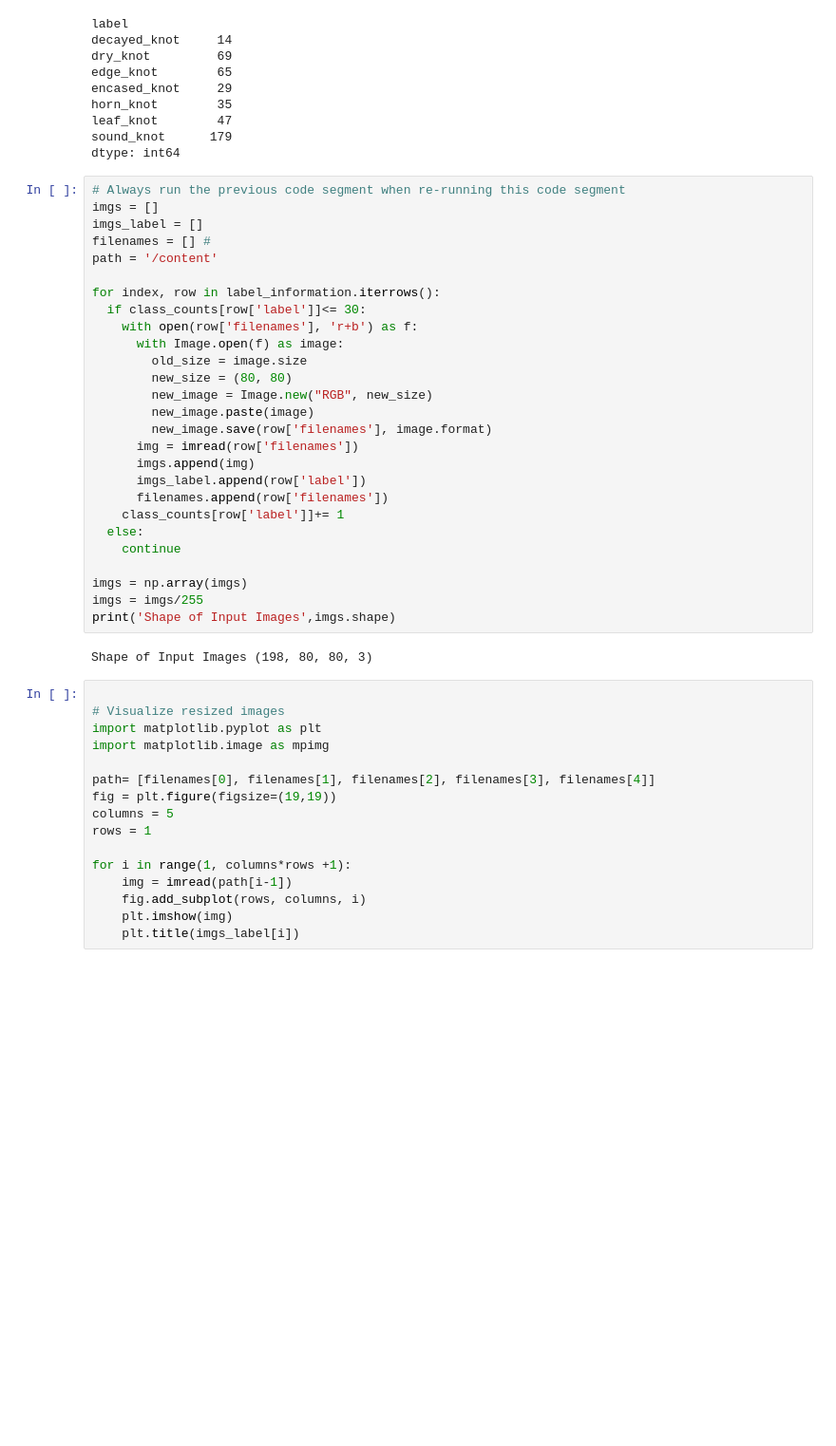
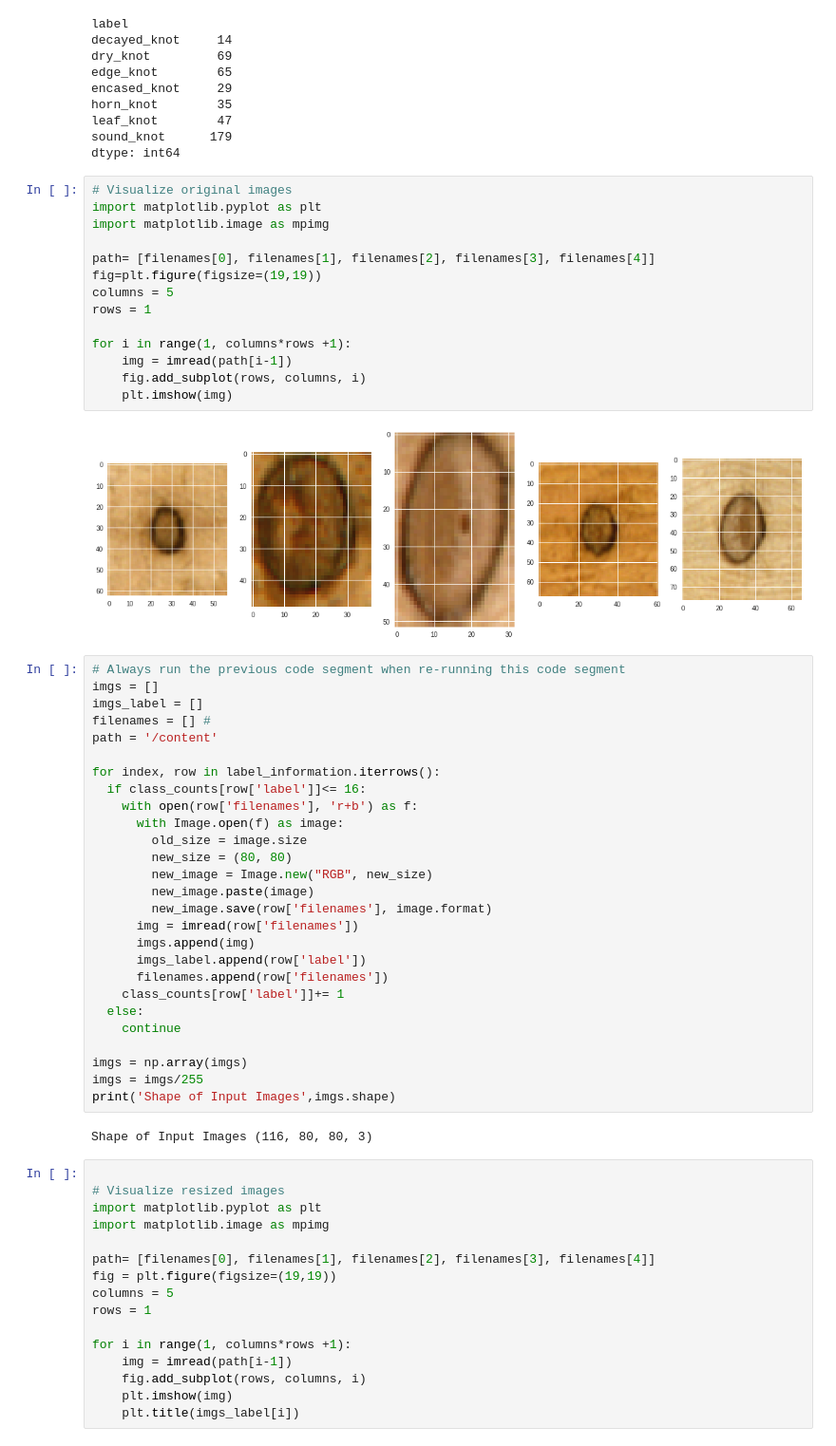
Before and after one commit to ankitbit/Deep_Learning, a Jupyter notebook: Personal Projects/Wood_Knot_Clasification_Problem.ipynb, the cells around one changed output. Shown at 95% size. Drawn from its saved outputs; the diff is of its cells as text; blank space fills up the shorter version.

```diff
--- a/Personal Projects/Wood_Knot_Clasification_Problem.ipynb
+++ b/Personal Projects/Wood_Knot_Clasification_Problem.ipynb
@@ -112,6 +57,22 @@ horn_knot        35
 leaf_knot        47
 sound_knot      179
 dtype: int64
+# %%
+# Visualize original images
+import matplotlib.pyplot as plt
+import matplotlib.image as mpimg
+
+path= [filenames[0], filenames[1], filenames[2], filenames[3], filenames[4]]
+fig=plt.figure(figsize=(19,19))
+columns = 5
+rows = 1
+
+for i in range(1, columns*rows +1):
+    img = imread(path[i-1])
+    fig.add_subplot(rows, columns, i)
+    plt.imshow(img)
+# %% [output]
+[figure, added]
 # %%
 # Always run the previous code segment when re-running this code segment
 imgs = []
@@ -120,7 +81,7 @@ filenames = [] #
 path = '/content'
 
 for index, row in label_information.iterrows():
-  if class_counts[row['label']]<= 30:
+  if class_counts[row['label']]<= 16:
     with open(row['filenames'], 'r+b') as f:
       with Image.open(f) as image:
         old_size = image.size
@@ -140,7 +101,7 @@ imgs = np.array(imgs)
 imgs = imgs/255
 print('Shape of Input Images',imgs.shape)
 # %% [output]
-Shape of Input Images (198, 80, 80, 3)
+Shape of Input Images (116, 80, 80, 3)
 # %%
 
 # Visualize resized images
```
Also changed, not shown: parts of 12 cells of this notebook.
